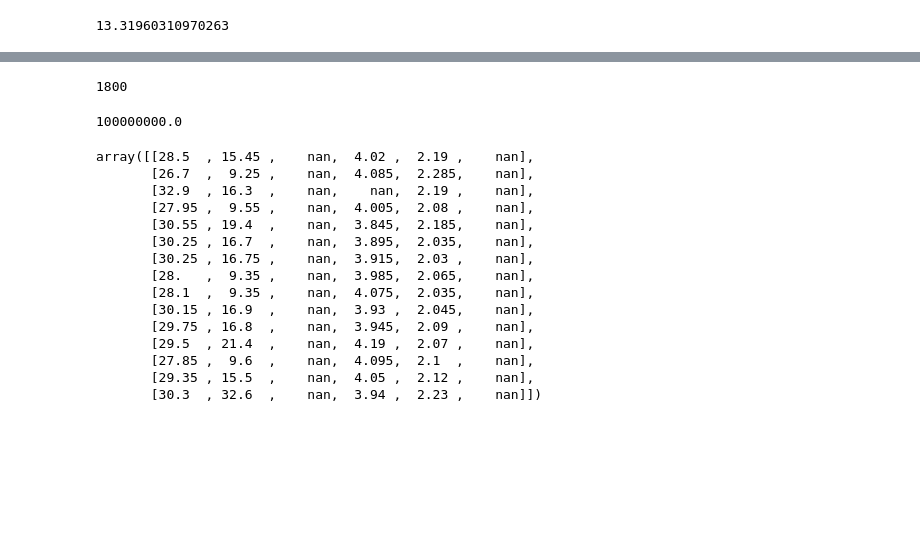
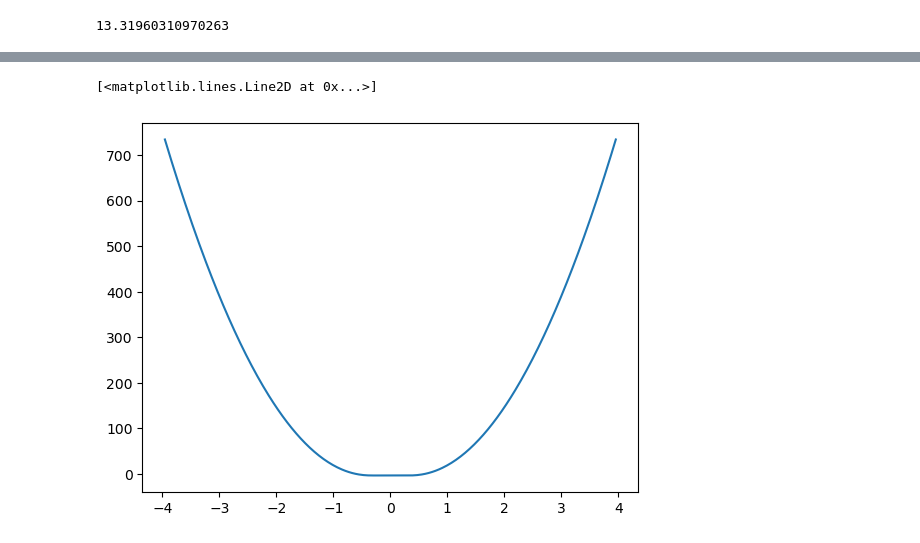
Before and after one commit to mercadde/openmm-napshift, a Jupyter notebook: tutorials/TEST_MULTI_CS.ipynb, the cells around one changed output, grey strips where cells are left out. Drawn from its saved outputs; the diff is of its cells as text; code cells hidden in the pictures; blank space fills up the shorter version.

```diff
--- a/tutorials/TEST_MULTI_CS.ipynb
+++ b/tutorials/TEST_MULTI_CS.ipynb
@@ -184,33 +98,43 @@ plt.scatter(r1s,ys)
-# %%
-
-
-A = np.exp(-np.square(x-mu1))
-B = np.exp(-np.square(x-mu2))
-
-y = -np.log(A + B)
-# %%
-2*(30**2)
-# %% [output]
-1800
-# %%
-(1000*1000*1000)/10
-# %% [output]
-100000000.0
-# %%
-CS/2
-# %% [output]
-array([[28.5  , 15.45 ,    nan,  4.02 ,  2.19 ,    nan],
-       [26.7  ,  9.25 ,    nan,  4.085,  2.285,    nan],
-       [32.9  , 16.3  ,    nan,    nan,  2.19 ,    nan],
-       [27.95 ,  9.55 ,    nan,  4.005,  2.08 ,    nan],
-       [30.55 , 19.4  ,    nan,  3.845,  2.185,    nan],
-       [30.25 , 16.7  ,    nan,  3.895,  2.035,    nan],
-       [30.25 , 16.75 ,    nan,  3.915,  2.03 ,    nan],
-       [28.   ,  9.35 ,    nan,  3.985,  2.065,    nan],
-       [28.1  ,  9.35 ,    nan,  4.075,  2.035,    nan],
-       [30.15 , 16.9  ,    nan,  3.93 ,  2.045,    nan],
-       [29.75 , 16.8  ,    nan,  3.945,  2.09 ,    nan],
-       [29.5  , 21.4  ,    nan,  4.19 ,  2.07 ,    nan],
-       [27.85 ,  9.6  ,    nan,  4.095,  2.1  ,    nan],
-       [29.35 , 15.5  ,    nan,  4.05 ,  2.12 ,    nan],
-       [30.3  , 32.6  ,    nan,  3.94 ,  2.23 ,    nan]])
+# %%
+p1 = RC_CS-RC_CS
+p2 = CS-RC_CS
+
+p1=p2
+# %%
+K1 = 25
+K2 = 0
+sigma1 = 3
+sigma2 = 3
+
+ps = np.linspace(-10,10,1000)
+ys = []
+
+model_errors = [ 1.286, 1.314,  1.187, 0.425, 0.284, 2.566 ]
+
+for p in ps:
+    x = (1-p)*p1 + p*p2
+    x = p1 + p1*p
+
+    r1 = np.abs(x-p1)
+    r1 = np.where(np.isnan(r1), 0, r1)
+    r1 = np.where(np.abs(r1)<model_errors,0,r1-model_errors) #np.abs(r1)-model_errors
+    r1 = np.sqrt(np.sum(np.square(r1)))
+
+    r2 = np.abs(x-p2)
+    r2 = np.where(np.isnan(r2), 0, r2)
+    r2 = np.where(np.abs(r2)<model_errors,0,r2-model_errors) #np.abs(r2)-model_errors
+    r2 = np.sqrt(np.sum(np.square(r2)))
+
+    #print(r1)
+    #print(r2)
+
+    A = K1*np.exp(-np.square(r1)/sigma1)
+    B = K2*np.exp(-np.square(r2)/sigma2)
+    y = -np.log(A + B)
+
+    ys.append(y)
+
+plt.plot(ps, ys)
+# %% [output]
+[<matplotlib.lines.Line2D at 0x...>]
+[figure, added]
```
Also changed, not shown: parts of 9 cells of this notebook, 7 other files.
